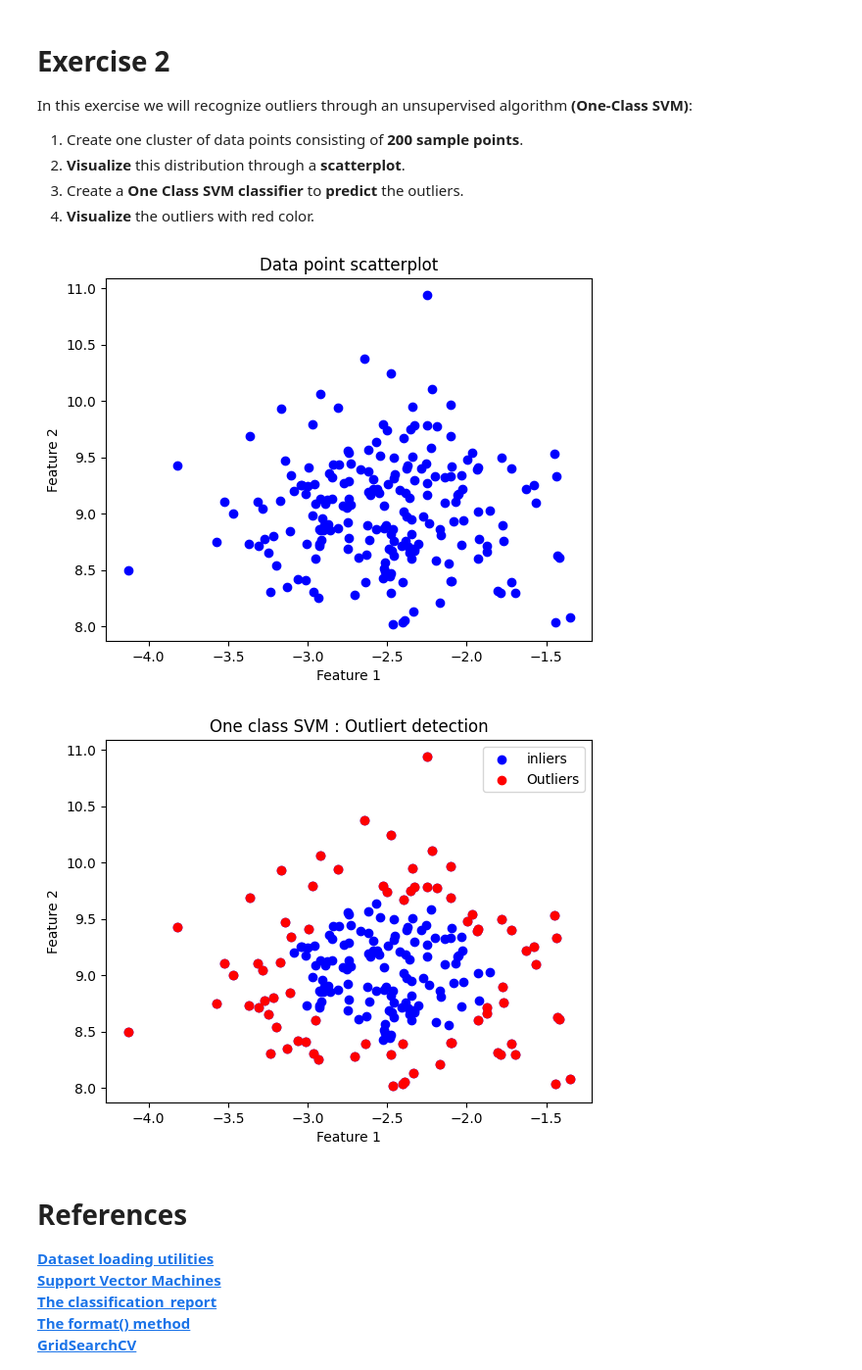
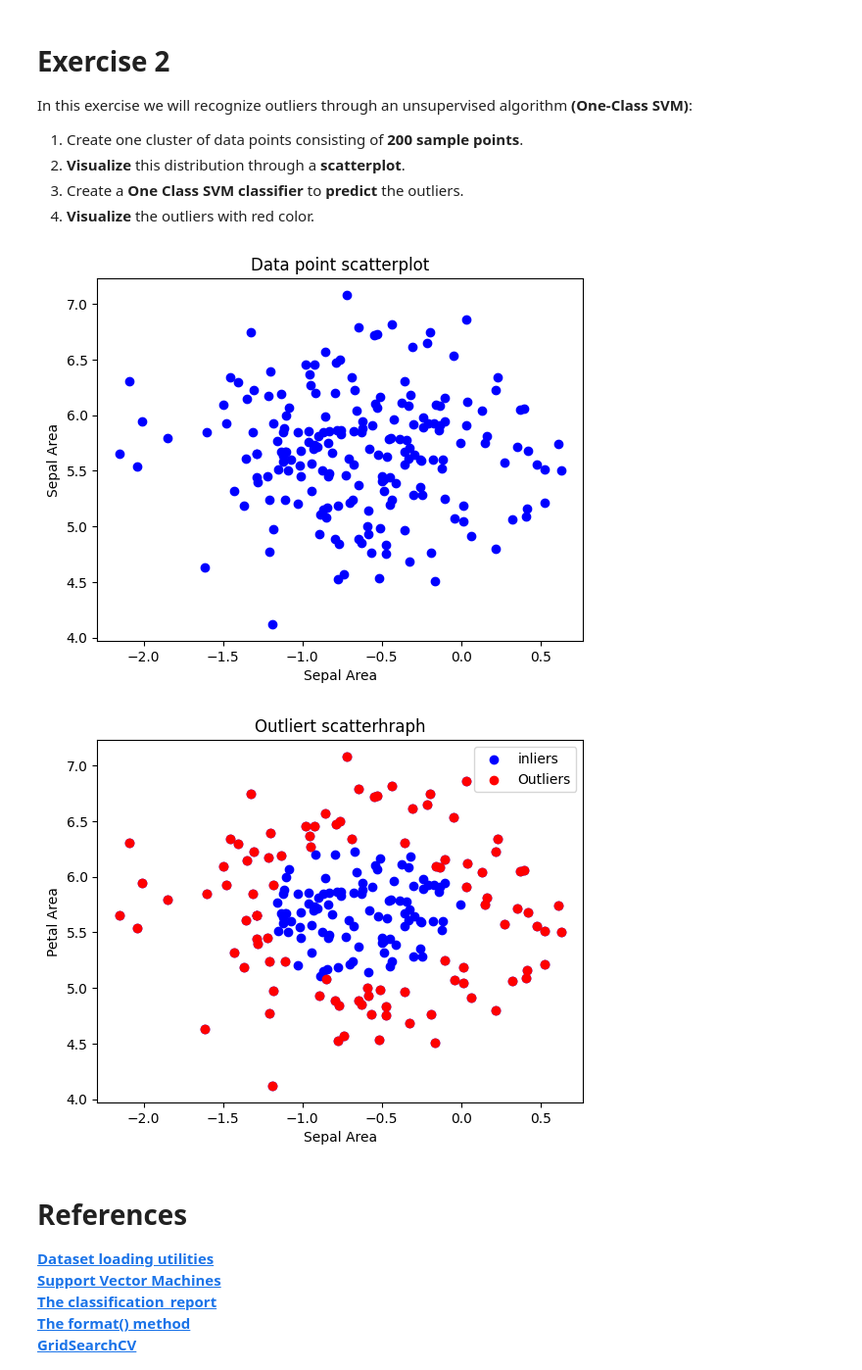
Before and after one commit to WoodsyTheNerd/MachineLearning, a Jupyter notebook: Workshop 5/Workshop 5 - Support Vector Machines.ipynb, the cells around one changed output. Shown at 98% size. Drawn from its saved outputs; the diff is of its cells as text; code cells hidden in the pictures.

```diff
--- a/Workshop 5/Workshop 5 - Support Vector Machines.ipynb
+++ b/Workshop 5/Workshop 5 - Support Vector Machines.ipynb
@@ -357,38 +367,39 @@ In this exercise we will recognize outliers through an unsupervised algorithm __
 # %%
 import numpy as np
 import matplotlib.pyplot as plt
+
 from sklearn.datasets import make_blobs
 from sklearn.svm import OneClassSVM
 
-#generate data using make_blobs
-X,_ = make_blobs(n_samples = 200, centers = 1, cluster_std = 0.5, random_state = 42)
+# 1) generate data using make_blobs
+X,_ = make_blobs(n_samples = 200, centers = 1, cluster_std = 0.5)
 
-# visualise the distrabution in a scatter plot
+# 2) visualise the distrabution in a scatter plot
 plt.scatter(X[:,0], X[:,1], color = 'blue', label = "Data Points")
 plt.title("Data point scatterplot")
-plt.xlabel("Feature 1")
-plt.ylabel("Feature 2")
+plt.xlabel("Sepal Area")
+plt.ylabel("Sepal Area")
 plt.show()
 
 # create a one class SVM classifier to predict outliers
-clf = OneClassSVM(kernel = "rbf", gamma = 0.1, nu = 0.4)
+clf = OneClassSVM(kernel = "rbf", gamma = 0.1, nu = 0.5) # the higher the nu values, the wider the threshold for outliers, gamma reflects the influence raduis of a single training pints (lower gamma = broader statement)
 clf.fit(X)
 
 # Predict outlieers
 y_pred = clf.predict(X)
 
 # visualise outliers
 plt.scatter(X[:,0], X[:,1], color = "blue", label = "inliers")
 outliers = X[y_pred == -1]
 plt.scatter(outliers[:,0], outliers[:,1], color = "red", label = "Outliers" )
-plt.title("One class SVM : Outliert detection")
-plt.xlabel("Feature 1")
-plt.ylabel("Feature 2")
-plt.legend()
+plt.title("Outliert scatterhraph")
+plt.xlabel("Sepal Area")
+plt.ylabel("Petal Area")
+plt.legend() # outlier top right identifier
 plt.show()
 # %% [output]
-[figure, old version]
+[figure, new version]
-[figure, old version]
+[figure, new version]
 # %% [markdown]
 # References
 __[Dataset loading utilities](https://scikit-learn.org/stable/datasets.html)__
```
Also changed, not shown: parts of 1 cell of this notebook.
